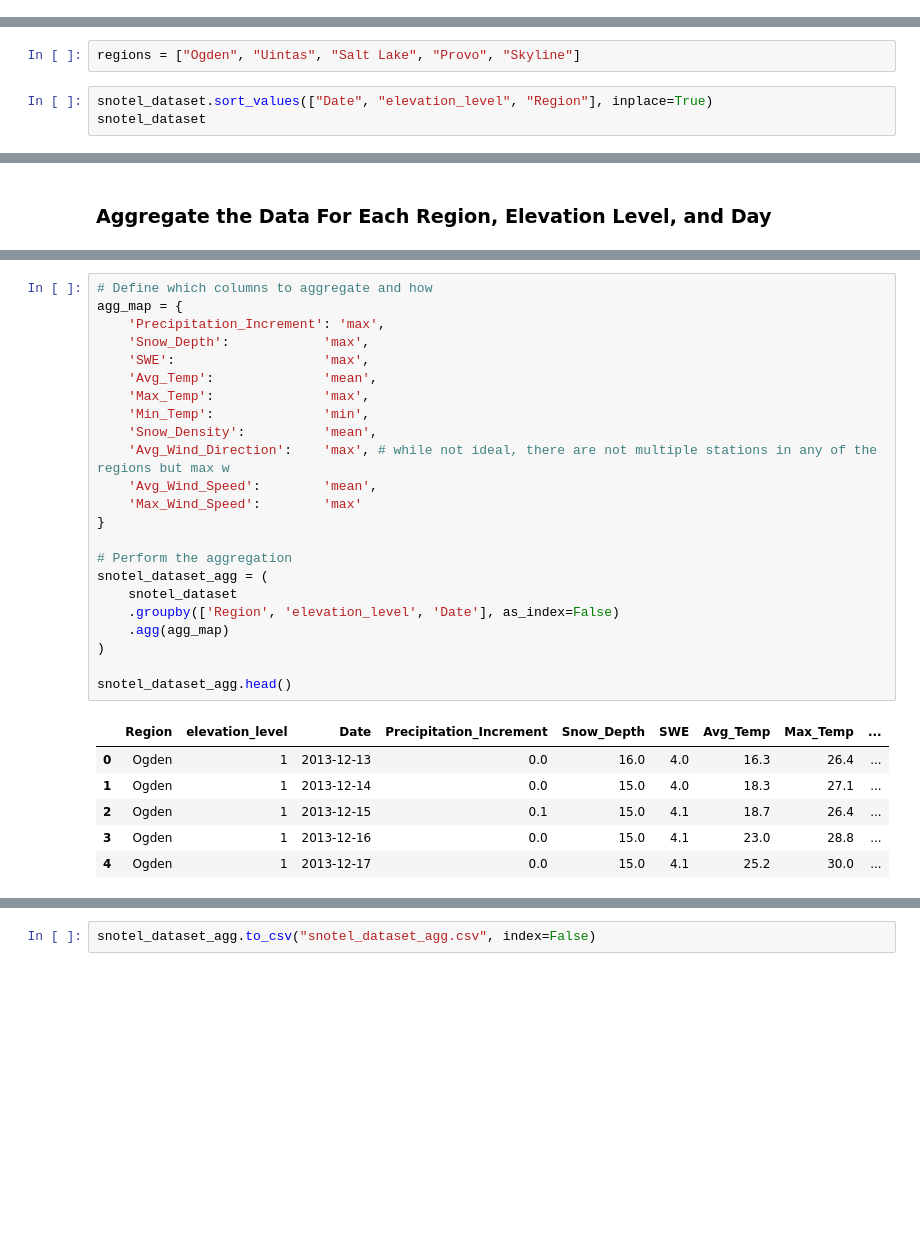
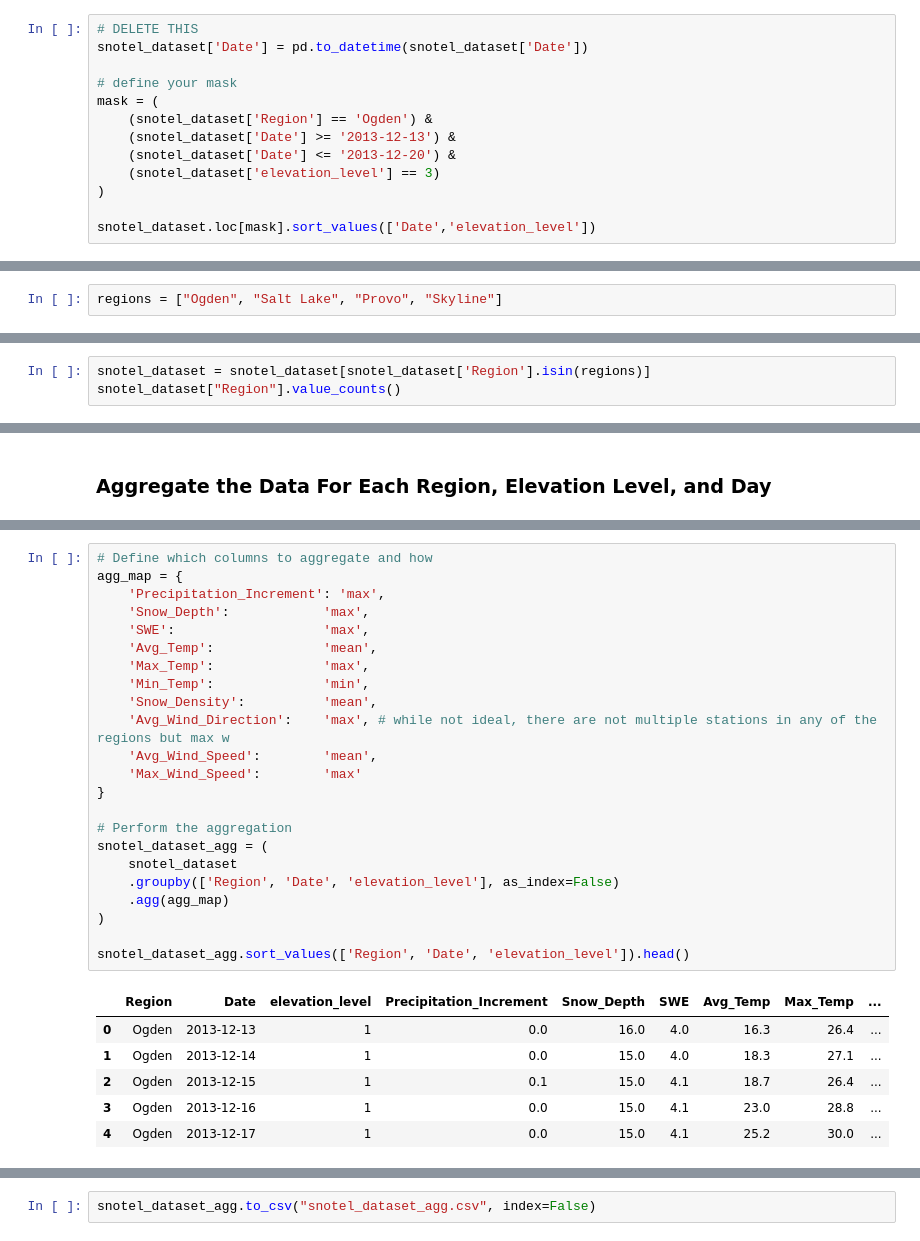
Before and after one commit to dallinmoore/avalanche-forecasting, a Jupyter notebook: main_notebook.ipynb, the cells around one changed output, grey strips where cells are left out. Drawn from its saved outputs; the diff is of its cells as text; blank space fills up the shorter version.

```diff
--- a/main_notebook.ipynb
+++ b/main_notebook.ipynb
@@ -595,0 +568,13 @@ snotel_dataset.describe()
+# %%
+# DELETE THIS
+snotel_dataset['Date'] = pd.to_datetime(snotel_dataset['Date'])
+
+# define your mask
+mask = (
+    (snotel_dataset['Region'] == 'Ogden') &
+    (snotel_dataset['Date'] >= '2013-12-13') &
+    (snotel_dataset['Date'] <= '2013-12-20') &
+    (snotel_dataset['elevation_level'] == 3)
+)
+
+snotel_dataset.loc[mask].sort_values(['Date','elevation_level'])
@@ -611,5 +615,2 @@ There are only a few stations that provide wind data, but given that this is dat
 # %%
-regions = ["Ogden", "Uintas", "Salt Lake", "Provo", "Skyline"]
+regions = ["Ogden", "Salt Lake", "Provo", "Skyline"]
-# %%
-snotel_dataset.sort_values(["Date", "elevation_level", "Region"], inplace=True)
-snotel_dataset
@@ -629,0 +617,3 @@ snotel_dataset
+# %%
+snotel_dataset = snotel_dataset[snotel_dataset['Region'].isin(regions)]
+snotel_dataset["Region"].value_counts()
@@ -645,30 +643,30 @@ snotel_dataset.head()
 # %%
 # Define which columns to aggregate and how
 agg_map = {
     'Precipitation_Increment': 'max',
     'Snow_Depth':            'max',
     'SWE':                   'max',
     'Avg_Temp':              'mean',
     'Max_Temp':              'max',
     'Min_Temp':              'min',
     'Snow_Density':          'mean',
     'Avg_Wind_Direction':    'max', # while not ideal, there are not multiple stations in any of the regions but max w
     'Avg_Wind_Speed':        'mean',
     'Max_Wind_Speed':        'max'
 }
 
 # Perform the aggregation
 snotel_dataset_agg = (
     snotel_dataset
-    .groupby(['Region', 'elevation_level', 'Date'], as_index=False)
+    .groupby(['Region', 'Date', 'elevation_level'], as_index=False)
     .agg(agg_map)
 )
 
-snotel_dataset_agg.head()
+snotel_dataset_agg.sort_values(['Region', 'Date', 'elevation_level']).head()
 # %% [output]
-|  | Region | elevation_level | Date | Precipitation_Increment | Snow_Depth | SWE | Avg_Temp | Max_Temp | ... |
-| 0 | Ogden | 1 | 2013-12-13 | 0.0 | 16.0 | 4.0 | 16.3 | 26.4 | ... |
-| 1 | Ogden | 1 | 2013-12-14 | 0.0 | 15.0 | 4.0 | 18.3 | 27.1 | ... |
-| 2 | Ogden | 1 | 2013-12-15 | 0.1 | 15.0 | 4.1 | 18.7 | 26.4 | ... |
-| 3 | Ogden | 1 | 2013-12-16 | 0.0 | 15.0 | 4.1 | 23.0 | 28.8 | ... |
-| 4 | Ogden | 1 | 2013-12-17 | 0.0 | 15.0 | 4.1 | 25.2 | 30.0 | ... |
+|  | Region | Date | elevation_level | Precipitation_Increment | Snow_Depth | SWE | Avg_Temp | Max_Temp | ... |
+| 0 | Ogden | 2013-12-13 | 1 | 0.0 | 16.0 | 4.0 | 16.3 | 26.4 | ... |
+| 1 | Ogden | 2013-12-14 | 1 | 0.0 | 15.0 | 4.0 | 18.3 | 27.1 | ... |
+| 2 | Ogden | 2013-12-15 | 1 | 0.1 | 15.0 | 4.1 | 18.7 | 26.4 | ... |
+| 3 | Ogden | 2013-12-16 | 1 | 0.0 | 15.0 | 4.1 | 23.0 | 28.8 | ... |
+| 4 | Ogden | 2013-12-17 | 1 | 0.0 | 15.0 | 4.1 | 25.2 | 30.0 | ... |
```
Also changed, not shown: parts of 46 cells of this notebook.
